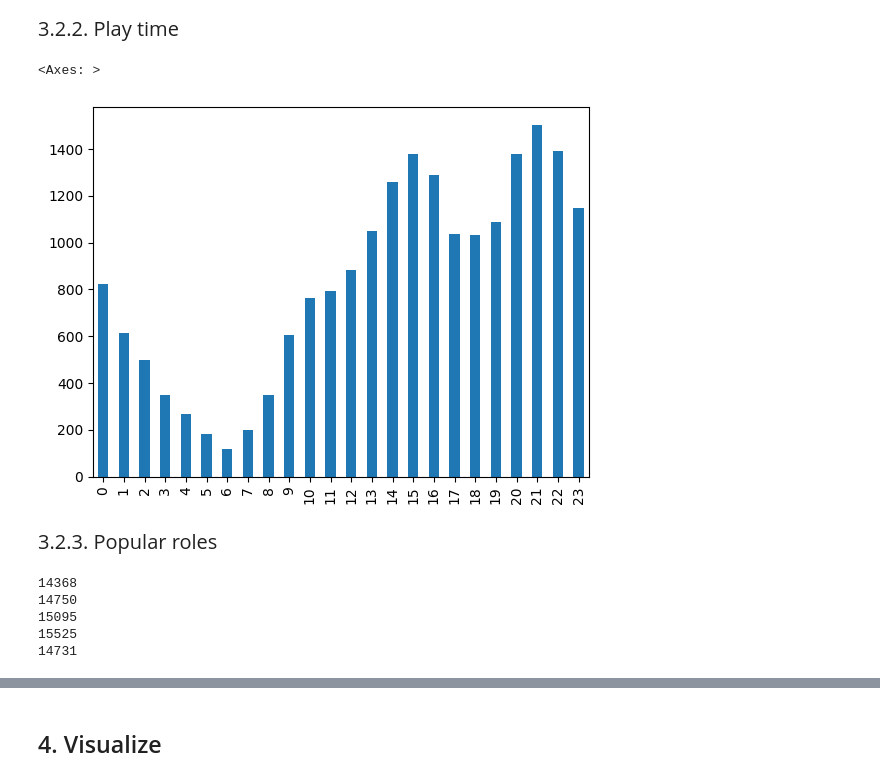
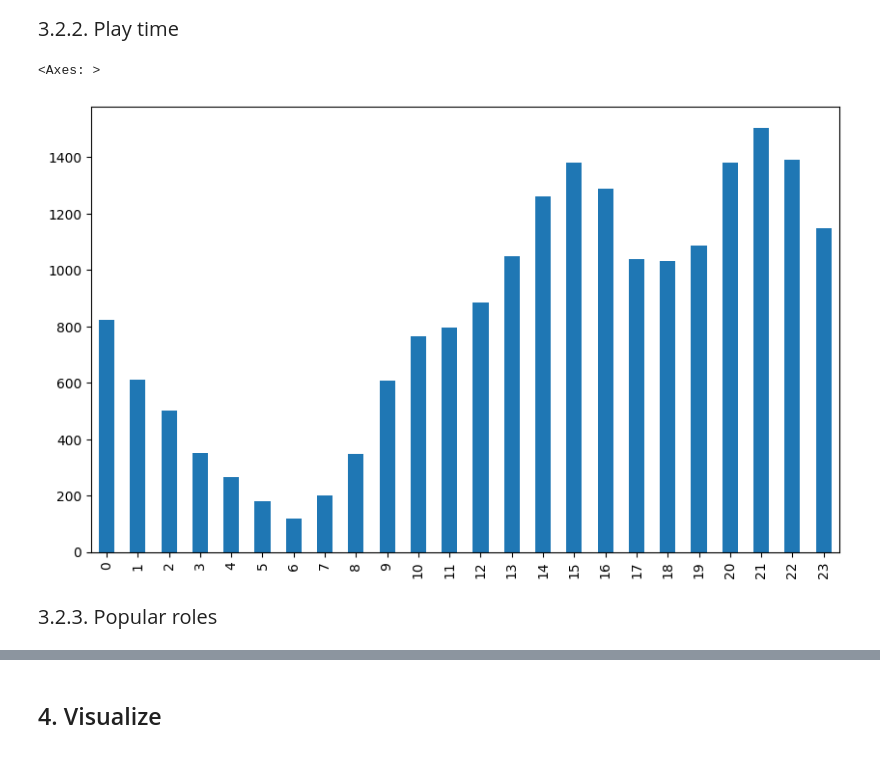
Before and after one commit to hnahtneyugn/LOL-Data-Processing-with-Python, a Jupyter notebook: codes.ipynb, the cells around one changed output, grey strips where cells are left out. Saved outputs shown, nothing was run; the diff lists cells and outputs as text; code cells hidden in the pictures.

```diff
--- a/codes.ipynb
+++ b/codes.ipynb
@@ -405,9 +406,9 @@ def clean_data():
 
     tiers = ['iron', 'bronze', 'silver', 'gold', 'platinum', 'emerald', 'diamond', 'master', 'grandmaster', 'challenger']
 
-    for tier in tiers:
+    for tier in range(10):
         # load the data of 2000 matches of the rank
-        with open(f"matchinfo/{tier}.json", 'r') as file:
+        with open(f"matchinfo/{tiers[tier]}.json", 'r', encoding="utf8") as file:
             match_datas = json.load(file)
 
         for each_match in match_datas:
@@ -419,17 +420,19 @@ def clean_data():
                 player_puuid = player['puuid']
                 if player_puuid not in player_roles:
                     player_roles[player_puuid] = {'TOP': 0, 'JUNGLE' : 0, 'MIDDLE': 0, 'BOTTOM' : 0, 'UTILITY' : 0}
-                championId = str(player['championId']) # the player's championId
-                if player['win'] == True:
-                    champion_info[championId]['win'] += 1
-                else:
-                    champion_info[championId]['lose'] += 1
                 if player['teamPosition'] != "":
                     player_roles[player_puuid][player['teamPosition']] += 1
+                championId = str(player['championId']) # the player's championId
+                if tier > 3: #only work with ranks higher than gold
                     if player['win'] == True:
-                        champion_role[championId][player['teamPosition']]['win'] += 1
+                        champion_info[championId]['win'] += 1
                     else:
-                        champion_role[championId][player['teamPosition']]['lose'] += 1
+                        champion_info[championId]['lose'] += 1
+                    if player['teamPosition'] != "":
+                        if player['win'] == True:
+                            champion_role[championId][player['teamPosition']]['win'] += 1
+                        else:
+                            champion_role[championId][player['teamPosition']]['lose'] += 1
                 for i in range(5):
                     if str(player[f"item{i}"]) in list_of_big_items:
                         if player[f"item{i}"] not in champion_big_items[championId]:
@@ -440,10 +443,11 @@ def clean_data():
             for i in range(2):
                 # get information of the ith team
                 team = each_match['info']['teams'][i]
-                for j in range(5):
-                    championId = str(team['bans'][j]['championId'])
-                    if championId in champion_info:
-                        champion_info[championId]['ban'] +=1
+                if tier > 3:
+                    for j in range(5):
+                        championId = str(team['bans'][j]['championId'])
+                        if championId in champion_info: # if a player doesn't ban any champion, the banned championId will be -1
+                            champion_info[championId]['ban'] +=1
                 for objective in team['objectives']:
                     if team['objectives'][objective]['first'] == True:
                         if team['win'] == True:
@@ -781,15 +743,19 @@ plt.show()
 # %% [markdown]
 <span style ="font-size: 20px;"> 3.2.2. Play time</span><br>
 # %%
-with open("cleandata/timestamp.json", 'r') as file:
-    timestamp_list = json.load(file)
-timestamp = pd.Series(0, index = list(x for x in range(24)))
-for ts in timestamp_list:
-    timestamp[datetime.datetime.fromtimestamp(ts/1000).hour] +=1
-timestamp.plot(kind = 'bar')
+def get_time_distribution():
+    with open("cleandata/timestamp.json", 'r') as file:
+        timestamp_list = json.load(file)
+    time_distribution = pd.Series(0, index = list(x for x in range(24)))
+    for ts in timestamp_list:
+        time_distribution[datetime.datetime.fromtimestamp(ts/1000).hour] +=1
+    return time_distribution
-# %% [output]
-<Axes: >
-[figure, removed]
+# %%
+game_time_graph = get_time_distribution()
+game_time_graph.plot(kind='bar', figsize=(10, 6))
+# %% [output]
+<Axes: >
+[figure, added]
 # %% [markdown]
 <span style ="font-size: 20px;"> 3.2.3. Popular roles</span><br>
 # %%
@@ -805,12 +771,0 @@ for player in player_roles:
-# %%
-print(pr['TOP'].sum())
-print(pr['JUNGLE'].sum())
-print(pr['MIDDLE'].sum())
-print(pr['BOTTOM'].sum())
-print(pr['UTILITY'].sum())
-# %% [output]
-14368
-14750
-15095
-15525
-14731
```
Also changed, not shown: parts of 25 cells of this notebook, 4 other files.
